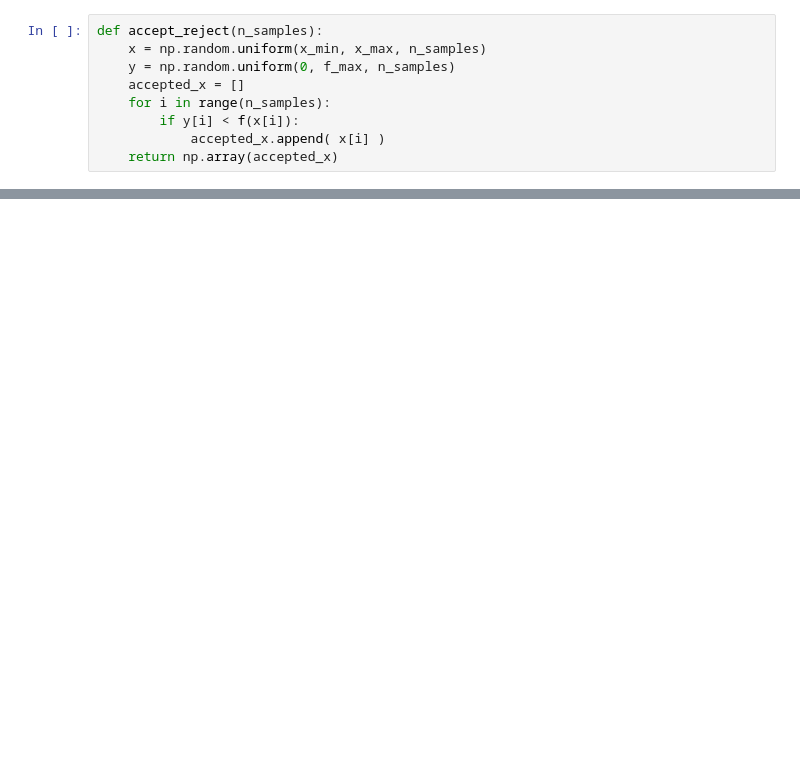
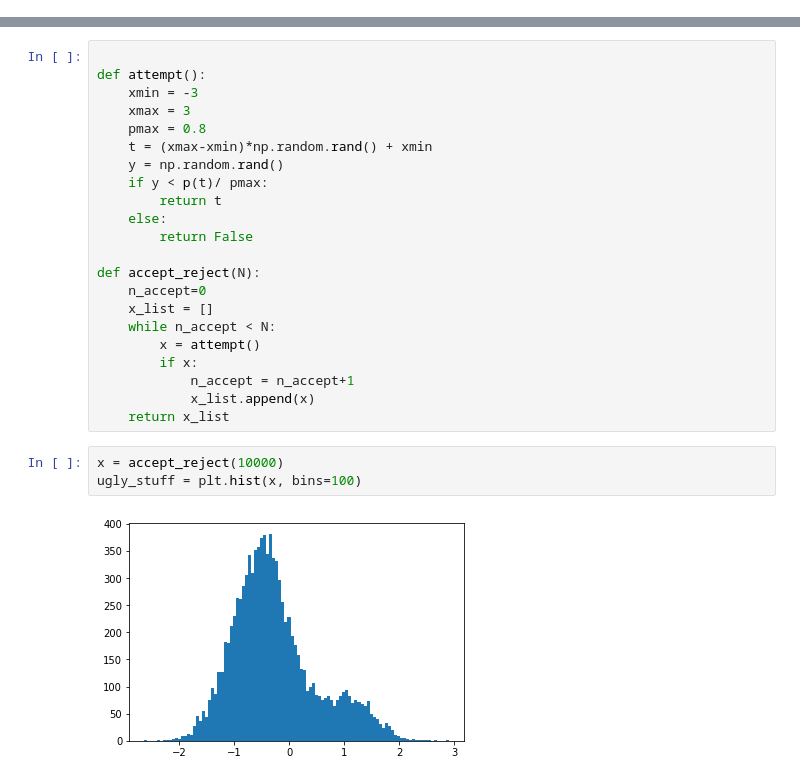
Before and after one commit to cranmer/intro-exp-phys-II, a Jupyter notebook: accept-reject.ipynb, the cells around one changed output, grey strips where cells are left out. Drawn from its saved outputs; the diff is of its cells as text; blank space fills up the shorter version.

```diff
--- a/accept-reject.ipynb
+++ b/accept-reject.ipynb
@@ -19,9 +0,0 @@ plt.plot(x_for_plot, f(x_for_plot))
-# %%
-def accept_reject(n_samples):
-    x = np.random.uniform(x_min, x_max, n_samples)
-    y = np.random.uniform(0, f_max, n_samples)
-    accepted_x = []
-    for i in range(n_samples):
-        if y[i] < f(x[i]):
-            accepted_x.append( x[i] )
-    return np.array(accepted_x)
@@ -41,0 +15,27 @@ plt.legend(('f(x)','hist'))
+# %%
+
+def attempt():
+    xmin = -3
+    xmax = 3
+    pmax = 0.8
+    t = (xmax-xmin)*np.random.rand() + xmin
+    y = np.random.rand()
+    if y < p(t)/ pmax:
+        return t
+    else:
+        return False
+
+def accept_reject(N):
+    n_accept=0
+    x_list = []
+    while n_accept < N:
+        x = attempt()
+        if x:
+            n_accept = n_accept+1
+            x_list.append(x)
+    return x_list
+# %%
+x = accept_reject(10000)
+ugly_stuff = plt.hist(x, bins=100)
+# %% [output]
+[figure, added]
```
Also changed, not shown: parts of 23 cells of this notebook, 5 other files.
